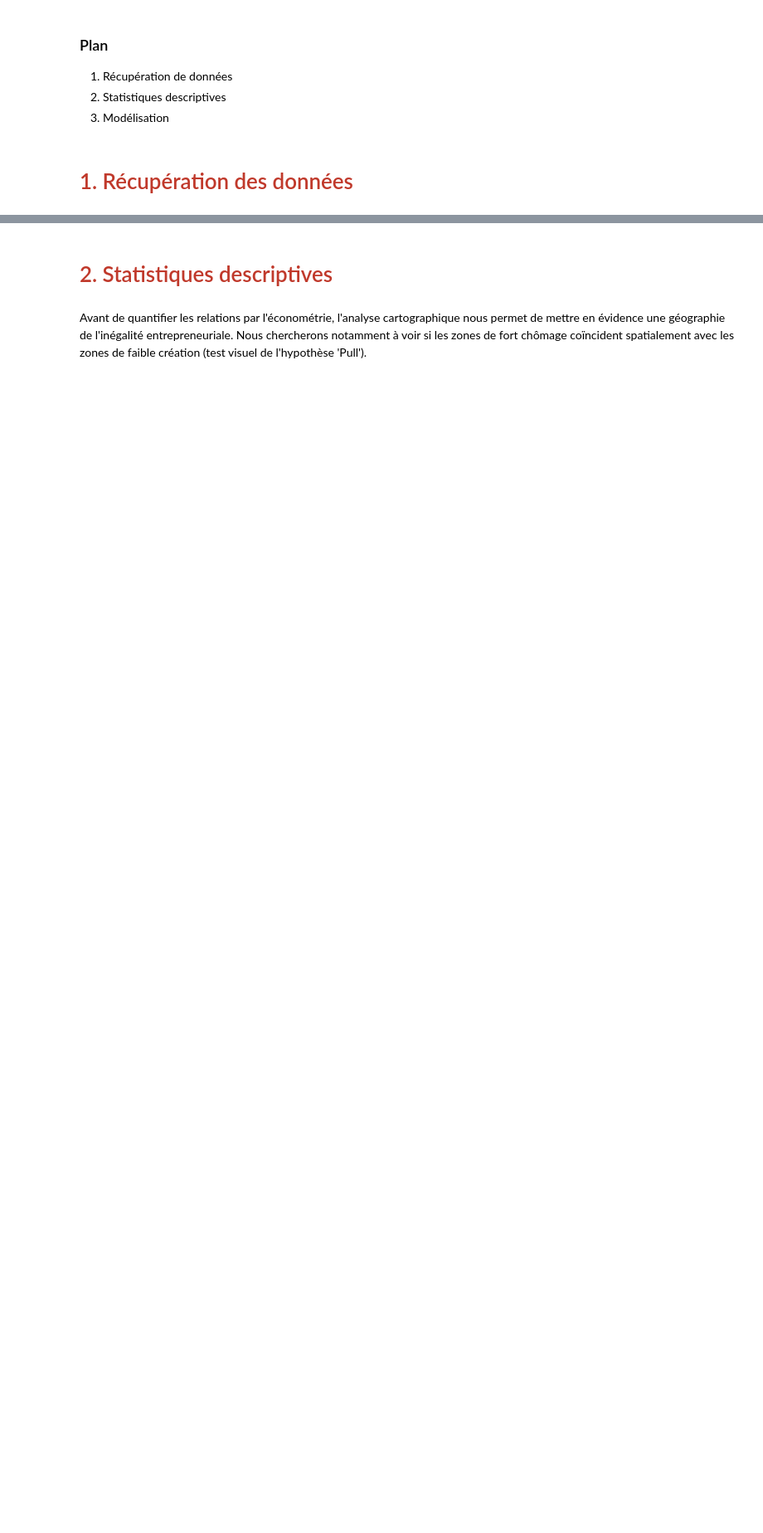
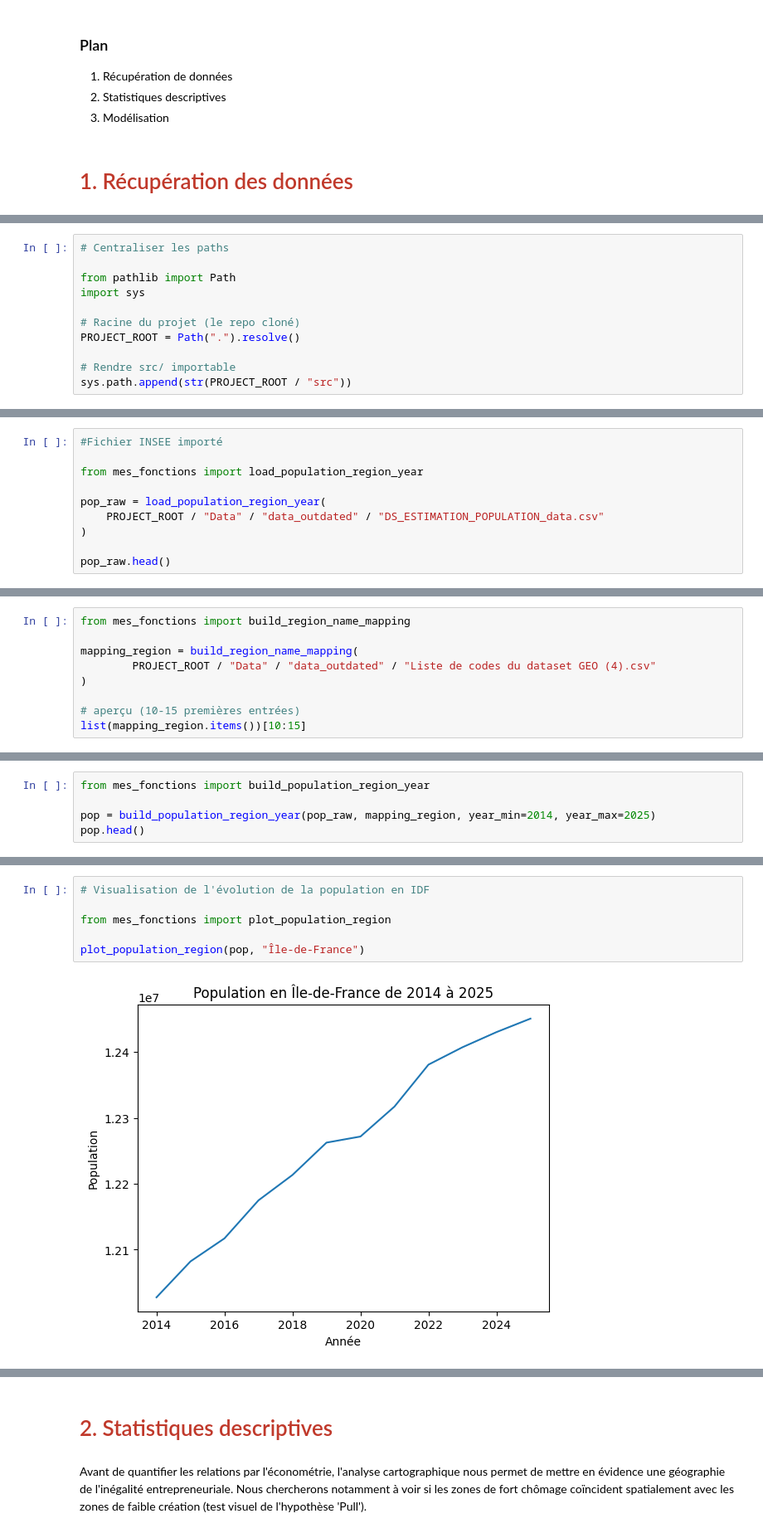
Before and after one commit to tristanczz/python_DS_2A, a Jupyter notebook: rendu_final.ipynb, the cells around one changed output, grey strips where cells are left out. Shown at 83% size. Saved outputs shown, nothing was run; the diff lists cells and outputs as text; blank space fills up the shorter version.

```diff
--- a/rendu_final.ipynb
+++ b/rendu_final.ipynb
@@ -41,0 +47,11 @@ Selon moi dans ce genre de projet, il faut montrer qu'on a eu une démarche réf
+# %%
+# Centraliser les paths
+
+from pathlib import Path
+import sys
+
+# Racine du projet (le repo cloné)
+PROJECT_ROOT = Path(".").resolve()
+
+# Rendre src/ importable
+sys.path.append(str(PROJECT_ROOT / "src"))
@@ -41,0 +250,10 @@ Selon moi dans ce genre de projet, il faut montrer qu'on a eu une démarche réf
+# %%
+#Fichier INSEE importé
+
+from mes_fonctions import load_population_region_year
+
+pop_raw = load_population_region_year(
+    PROJECT_ROOT / "Data" / "data_outdated" / "DS_ESTIMATION_POPULATION_data.csv"
+)
+
+pop_raw.head()
@@ -41,0 +271,9 @@ Selon moi dans ce genre de projet, il faut montrer qu'on a eu une démarche réf
+# %%
+from mes_fonctions import build_region_name_mapping
+
+mapping_region = build_region_name_mapping(
+        PROJECT_ROOT / "Data" / "data_outdated" / "Liste de codes du dataset GEO (4).csv"
+)
+
+# aperçu (10-15 premières entrées)
+list(mapping_region.items())[10:15]
@@ -41,0 +292,5 @@ Selon moi dans ce genre de projet, il faut montrer qu'on a eu une démarche réf
+# %%
+from mes_fonctions import build_population_region_year
+
+pop = build_population_region_year(pop_raw, mapping_region, year_min=2014, year_max=2025)
+pop.head()
@@ -41,0 +304,8 @@ Selon moi dans ce genre de projet, il faut montrer qu'on a eu une démarche réf
+# %%
+# Visualisation de l'évolution de la population en IDF
+
+from mes_fonctions import plot_population_region
+
+plot_population_region(pop, "Île-de-France")
+# %% [output]
+[figure, added]
```
Also changed, not shown: parts of 58 cells of this notebook, 5 other files.
